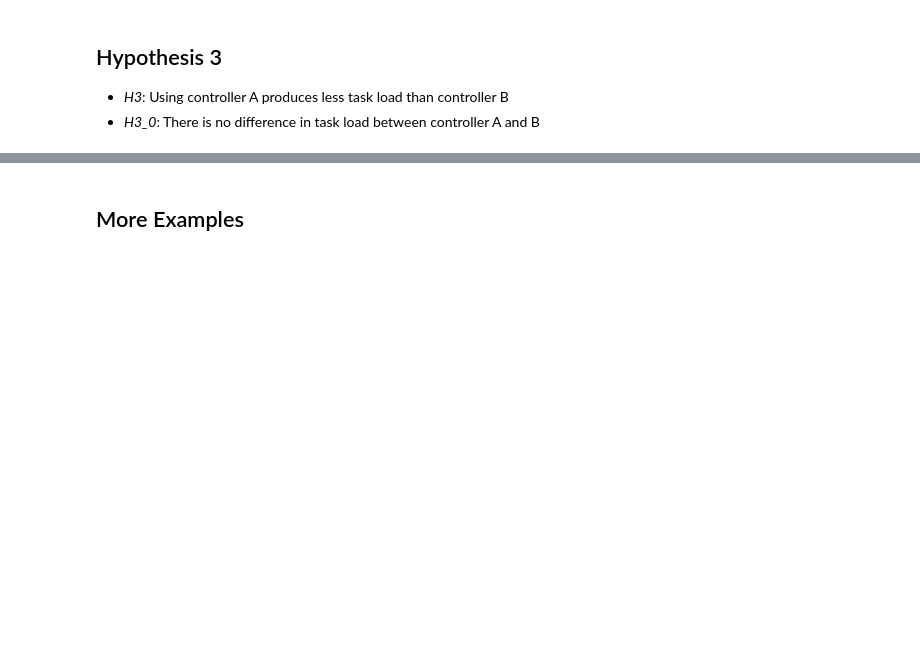
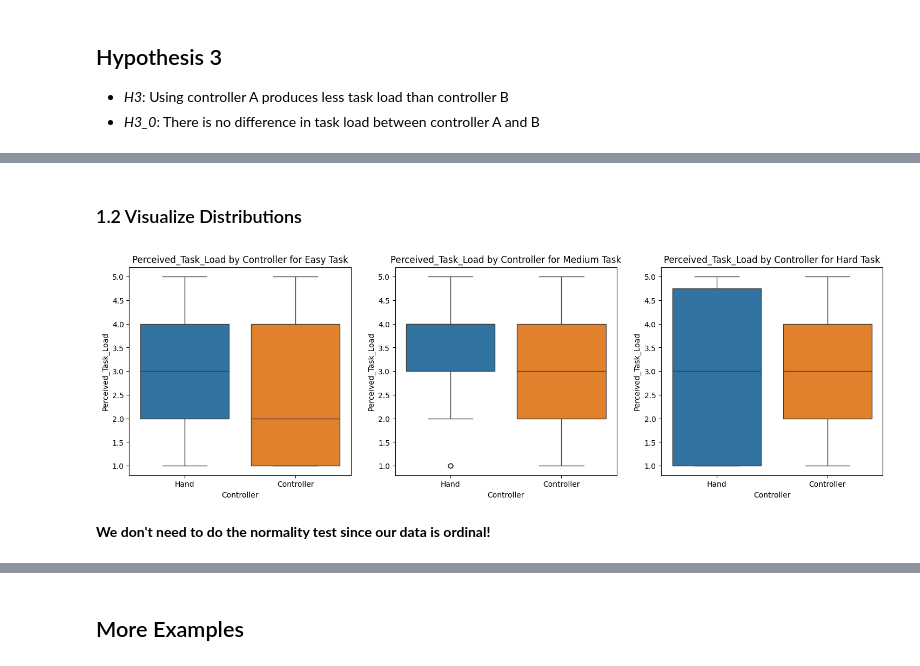
Before and after one commit to ETH-PEACH-Lab/hci_stats, a Jupyter notebook: reference.ipynb, the cells around one changed output, grey strips where cells are left out. Saved outputs shown, nothing was run; the diff lists cells and outputs as text; code cells hidden in the pictures; blank space fills up the shorter version.

```diff
--- a/reference.ipynb
+++ b/reference.ipynb
@@ -311,0 +429,19 @@ Feel free to practice on your own!
+# %%
+from scipy.stats import wilcoxon
+
+# Loop through each dataset and perform Wilcoxon Signed-Rank Test for each task difficulty level
+for data, task_name in zip(task_data, task_names):
+    # Separate the data for each controller
+    hand_data = data[data['Controller'] == 'Hand']['Wrongly_Selected_Target']
+    controller_data = data[data['Controller'] == 'Controller']['Wrongly_Selected_Target']
+
+    # Perform Wilcoxon Signed-Rank Test
+    stat, p_value = wilcoxon(hand_data, controller_data)
+    print(f"Wilcoxon Signed-Rank Test results for error numbers ({task_name}):")
+    print(f"Test statistic: {stat:.3f}, p-value: {p_value:.3f}")
+
+    # Interpret results
+    if p_value < 0.05:
+        print(f"There is a statistically significant difference in error numbers between Hand and Controller for the {task_name}.\n")
+    else:
+        print(f"There is no statistically significant difference in error numbers between Hand and Controller for the {task_name}.\n")
@@ -320,0 +504,21 @@ Feel free to practice on your own!
+# %% [markdown]
+### 1.2 Visualize Distributions
+# %%
+# Visualize the spread and central tendency with boxplot
+
+# Set up a figure with 3 subplots
+plt.figure(figsize=(18, 5))
+
+# Loop through each dataset and create a boxplot for each
+for i, (data, task_name) in enumerate(zip(task_data, task_names), 1):
+    plt.subplot(1, 3, i)
+    sns.boxplot(x="Controller", y="Perceived_Task_Load", data=data,  hue='Controller')
+    plt.title(f"Perceived_Task_Load by Controller for {task_name}")
+    plt.xlabel("Controller")
+    plt.ylabel("Perceived_Task_Load")
+
+plt.show()
+# %% [output]
+[figure, added]
+# %% [markdown]
+**We don't need to do the normality test since our data is ordinal!**
```
Also changed, not shown: parts of 30 cells of this notebook, 2 other files.
